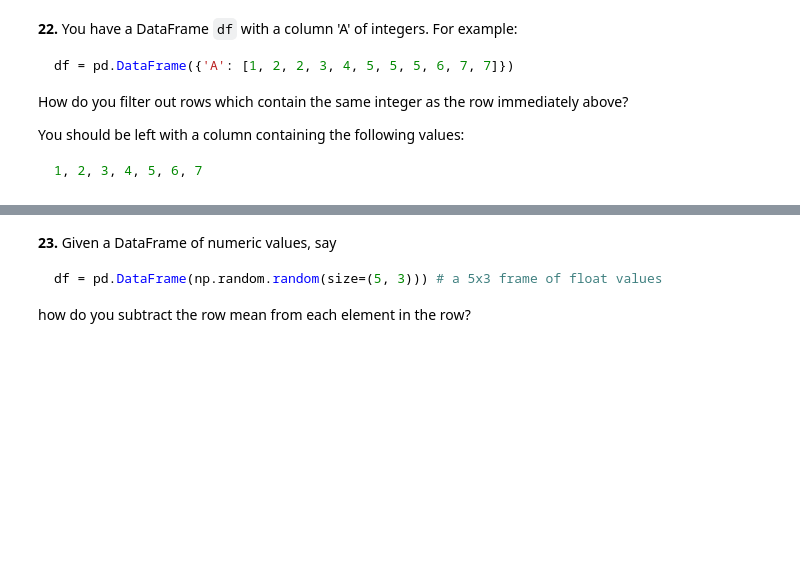
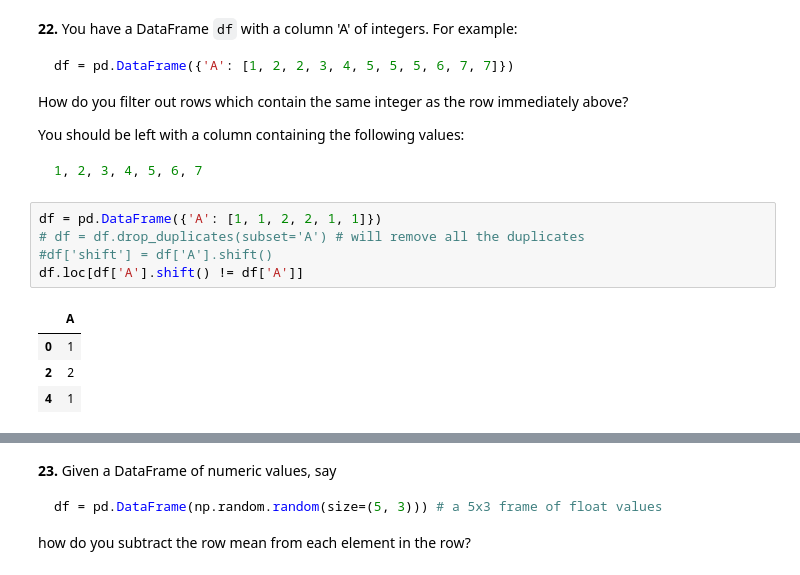
Before and after one commit to Mateusz1922/100-pandas-puzzles, a Jupyter notebook: 100-pandas-puzzles.ipynb, the cells around one changed output, grey strips where cells are left out. Cells and saved outputs as stored; diff of their text form; blank space fills up the shorter version.

````diff
--- a/100-pandas-puzzles.ipynb
+++ b/100-pandas-puzzles.ipynb
@@ -286,3 +299,13 @@ You should be left with a column containing the following values:
 ```python
 1, 2, 3, 4, 5, 6, 7
 ```
+# %%
+df = pd.DataFrame({'A': [1, 1, 2, 2, 1, 1]})
+# df = df.drop_duplicates(subset='A') # will remove all the duplicates
+#df['shift'] = df['A'].shift()
+df.loc[df['A'].shift() != df['A']]
+# %% [output]
+|  | A |
+| 0 | 1 |
+| 2 | 2 |
+| 4 | 1 |
````
Also changed, not shown: parts of 12 cells of this notebook.
